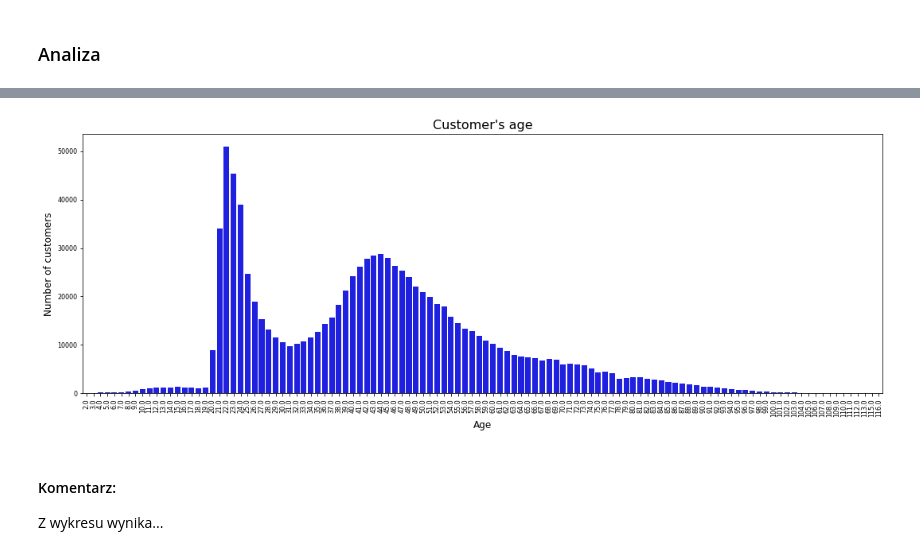
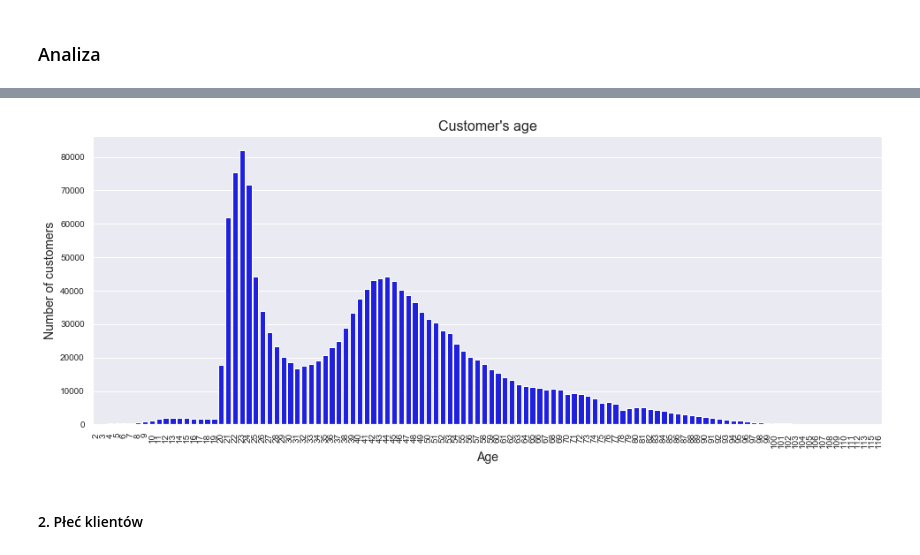
Before and after one commit to mcwilk/Santander, a Jupyter notebook: Santander_analysis.ipynb, the cells around one changed output, grey strips where cells are left out. Saved outputs shown, nothing was run; the diff lists cells and outputs as text; code cells hidden in the pictures.

```diff
--- a/Santander_analysis.ipynb
+++ b/Santander_analysis.ipynb
@@ -84,11 +85,11 @@ DataFrame zawiera 1000000 wierszy.
 # %%
 # Zmiana hiszpańskich nazw kolumn na angielskie
 col_names = list(data.columns)
-eng_col_names = ['cust_id', 'emp_status', 'cust_country', 'cust_gender', 'age', 'join_date', 'is_new_cust', 'cust_since_mths',
-                 'resid_country', 'is_foreigner', 'cust_province_name', 'cust_activity_status', 'gross_hshold_income',
-                 'cust_segment', 'savings_acc', 'guarantees', 'curr_accts', 'derivative_acc', 'payroll_acc', 'junior_acc',
-                 'more_particular_acc', 'particular_acc', 'particular_plus_acc', 'short_term_deposits', 'mid_term_deposits',
-                 'long_term_deposits', 'e-acc', 'funds', 'mortgage', 'pensions_1', 'loans', 'taxes', 'credit_card',
+eng_col_names = ['id', 'country', 'gender', 'age', 'join_date', 'is_new', 'since_mths',
+                 'resid_country', 'city_name', 'is_active', 'hhold_income',
+                 'segment', 'savings_acc', 'guarantees', 'curr_accts', 'derivative_acc', 'payroll_acc', 'junior_acc',
+                 'mas_partic_acc', 'partic_acc', 'partic_plus_acc', 'short_term_depos', 'mid_term_depos',
+                 'long_term_depos', 'e-acc', 'funds', 'mortgage', 'pensions_1', 'loans', 'taxes', 'credit_card',
                  'securities', 'home_acc', 'payroll', 'pensions_2', 'direct_debit']
 
 length = len(eng_col_names)
@@ -106,15 +121,17 @@ data.fillna(value = replace_nan, inplace=True)
 # %%
-#Zmiana typów danych dla poszczególnych kolumn
+# Zmiana typów danych dla poszczególnych kolumn
 col_names = list(data.columns)
 
-numeric_cols = ['age', 'cust_since_mths']
+numeric_cols = ['age', 'since_mths']
+integer_cols = ['payroll', 'pensions_2']
 date_cols = ['join_date']
-categorical_cols = ['emp_status', 'cust_gender', 'is_new_cust', 'is_foreigner', 'cust_activity_status', 'cust_segment']
-categorical_cols.extend(col_names[14:])
+categorical_cols = ['gender', 'is_new', 'is_active', 'segment']
 
 for col in col_names:
     if col in numeric_cols:
         data[col] = pd.to_numeric(data[col], errors='coerce')
+    elif col in integer_cols:
+        data[col] = data[col].astype('int64')
     elif col in date_cols:
         data[col] = pd.to_datetime(data[col], errors='coerce')
     elif col in categorical_cols:
@@ -162,3 +151,0 @@ data
-# %%
-df = data.copy()
-df['age'].dropna(inplace=True)
@@ -178,15 +152,19 @@ fig.show()
+# %%
+age_total = df.groupby(['age']).count()['id'].sort_values(ascending=False)
+age_total = age_total.reset_index().rename(columns={'id': 'total'})
+age_total['age'] = age_total['age'].astype('int')
 # %%
-# SEABORN
-plt.figure(figsize=(18,6))
-sns.barplot(age_tot['age'], age_tot['total'], color='blue')
-plt.xlabel('Age', size=12)
-plt.ylabel('Number of customers', size=12)
-plt.xticks(size=8, rotation='vertical')
-plt.yticks(size=8)
+plt.figure(figsize=(16,6))
+sns.set()
+sns.barplot(age_total['age'], age_total['total'], color='blue')
+plt.xlabel('Age', size=14)
+plt.ylabel('Number of customers', size=14)
+plt.xticks(size=10, rotation='vertical')
+plt.yticks(size=10)
 plt.title('Customer\'s age', size=16)
+save_plot('Customer_age')
 plt.show()
 # %% [output]
-[figure, old version]
+[figure, new version]
-# %% [markdown]
-#### Komentarz:
-Z wykresu wynika...
+# %% [markdown]
+#### 2. Płeć klientów
```
Also changed, not shown: parts of 48 cells of this notebook.
